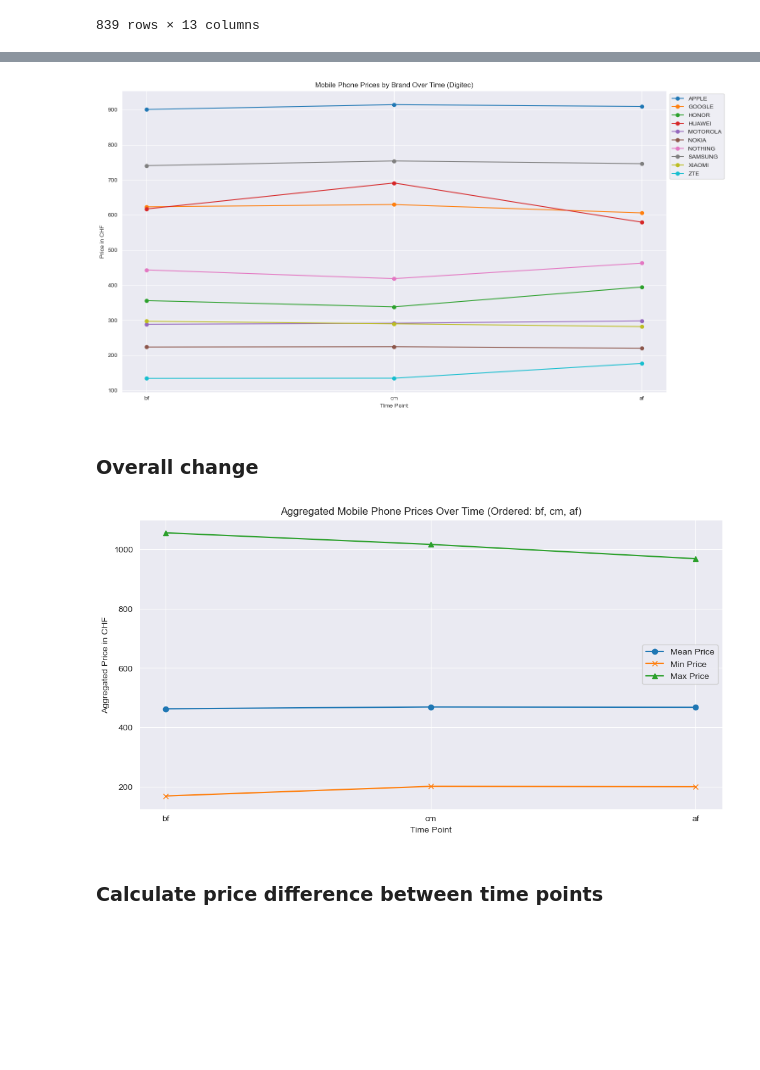
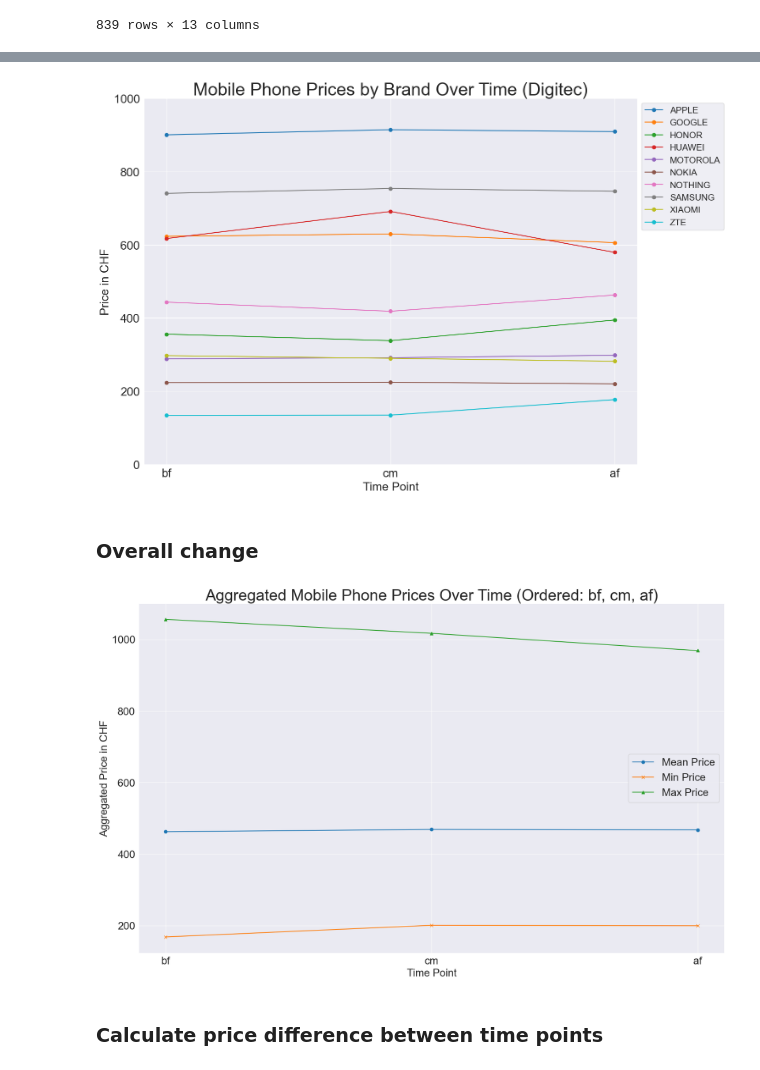
Before and after one commit to rportm/cip_project, a Jupyter notebook: data_analysis.ipynb, the cells around one changed output, grey strips where cells are left out. Drawn from its saved outputs; the diff is of its cells as text; code cells hidden in the pictures; blank space fills up the shorter version.

```diff
--- a/data_analysis.ipynb
+++ b/data_analysis.ipynb
@@ -293,39 +299,42 @@ melted_df[['Aggregation_Type', 'Price_Source']] = melted_df['Aggregation'].str.s
 # filtering out digitec data in this plot
 melted_df_digitec = melted_df[melted_df['Price_Source'] == 'digitec']
 
 # Set the desired custom order for scrapeday
 custom_order = ['bf', 'cm', 'af']
 
 # Ensure that scrapeday is of type 'category' and set the custom order
 melted_df_digitec['scrapeday'] = pd.Categorical(melted_df_digitec['scrapeday'], categories=custom_order, ordered=True)
 
 # Sort the DataFrame according to the custom order and brand for consistency
 melted_df_digitec.sort_values(['brand', 'scrapeday'], inplace=True)
 
 melted_df_digitec = melted_df_digitec[melted_df_digitec["Aggregation"] == "price_digitec_CHF_mean"].copy()
 
 #Plotting
-plt.figure(figsize=(15, 8))
+plt.figure(figsize=(15, 10))
 
 # Iterate over the brands for plotting
 for brand in melted_df_digitec['brand'].unique():
     brand_df = melted_df_digitec[melted_df_digitec['brand'] == brand]
 
     # Plotting each brand as a line
     plt.plot(brand_df['scrapeday'], brand_df['Price'], label=f'{brand}', marker='o')
 
 # Enhancing the plot
-plt.xlabel('Time Point')
-plt.ylabel('Price in CHF')
-plt.title('Mobile Phone Prices by Brand Over Time (Digitec)')
-plt.legend(loc='upper left', bbox_to_anchor=(1, 1))
+plt.xlabel('Time Point', fontsize=20)
+plt.ylabel('Price in CHF', fontsize=20)
+plt.title('Mobile Phone Prices by Brand Over Time (Digitec)', fontsize=30)
+plt.legend(loc='upper left', bbox_to_anchor=(1, 1), fontsize=15)
 plt.grid(True)
+plt.yticks(fontsize=20)
+plt.xticks(fontsize=20)
+plt.ylim(0, 1000)
 
 # Display the plot with a tight layout to accommodate the legend
 plt.tight_layout()
 plt.show()
 # %% [output]
-[figure, old version]
+[figure, new version]
 # %% [markdown]
 ### Overall change
 # %%
@@ -340,7 +349,7 @@ time_order = ['bf', 'cm', 'af']
 aggregated_data_ordered = aggregated_data.set_index('scrapeday').loc[time_order].reset_index()
 
 # Plotting the reordered data
-plt.figure(figsize=(12, 6))
+plt.figure(figsize=(20, 12))
 
 # Plotting mean, min, and max aggregated prices with the new order
 plt.plot(aggregated_data_ordered['scrapeday'], aggregated_data_ordered['price_digitec_CHF_mean'], label='Mean Price', marker='o')
@@ -348,16 +357,18 @@ plt.plot(aggregated_data_ordered['scrapeday'], aggregated_data_ordered['price_di
 plt.plot(aggregated_data_ordered['scrapeday'], aggregated_data_ordered['price_digitec_CHF_max'], label='Max Price', marker='^')
 
 # Enhancing the plot
-plt.xlabel('Time Point')
-plt.ylabel('Aggregated Price in CHF')
-plt.title('Aggregated Mobile Phone Prices Over Time (Ordered: bf, cm, af)')
-plt.legend()
+plt.xlabel('Time Point', fontsize=20)
+plt.ylabel('Aggregated Price in CHF', fontsize=20)
+plt.title('Aggregated Mobile Phone Prices Over Time (Ordered: bf, cm, af)', fontsize=30)
+plt.legend(fontsize=20)
+plt.xticks(fontsize=20)
+plt.yticks(fontsize=20)
 plt.grid(True)
 
 # Display the plot
 plt.show()
 # %% [output]
-[figure, old version]
+[figure, new version]
 # %% [markdown]
 ### Calculate price difference between time points
 # %%
```
Also changed, not shown: parts of 9 cells of this notebook.
